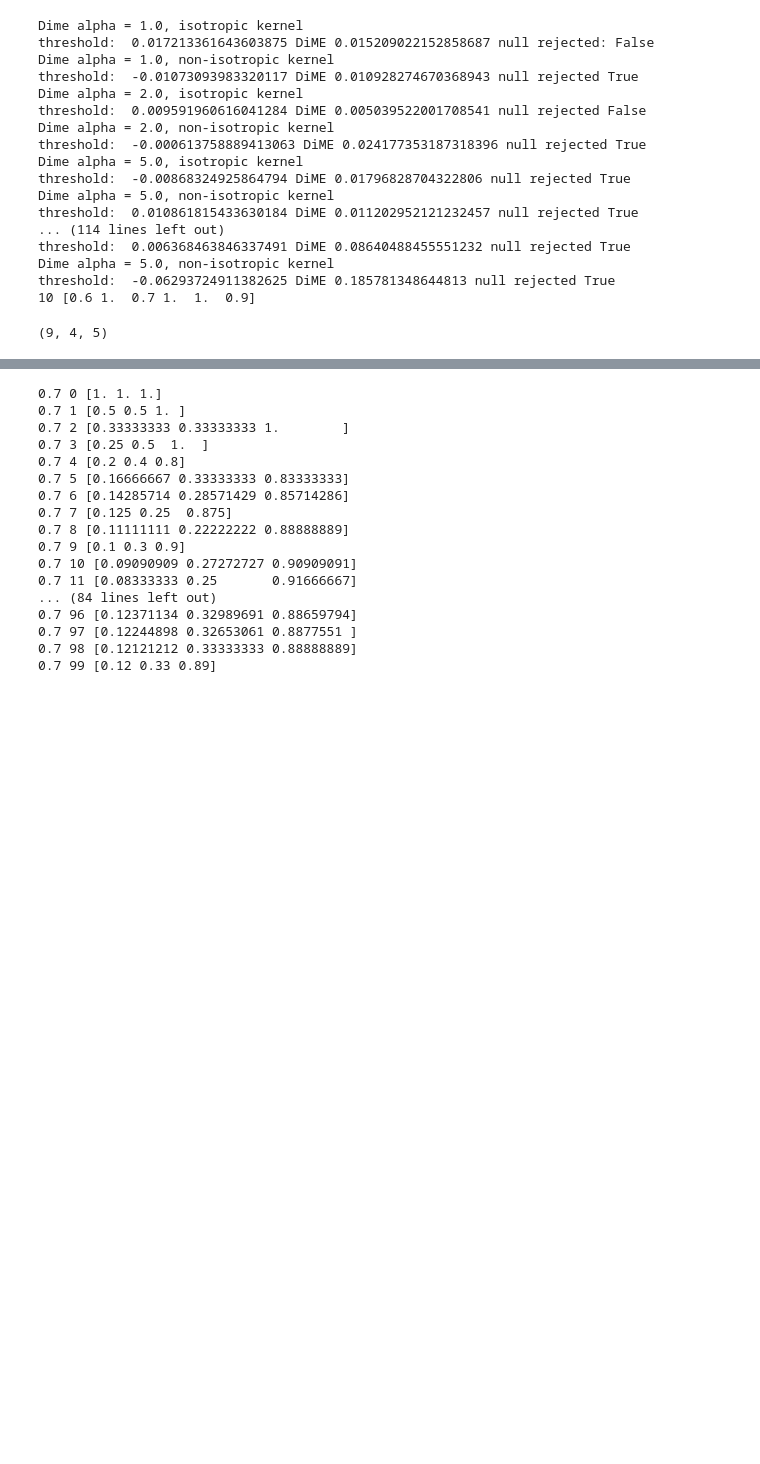
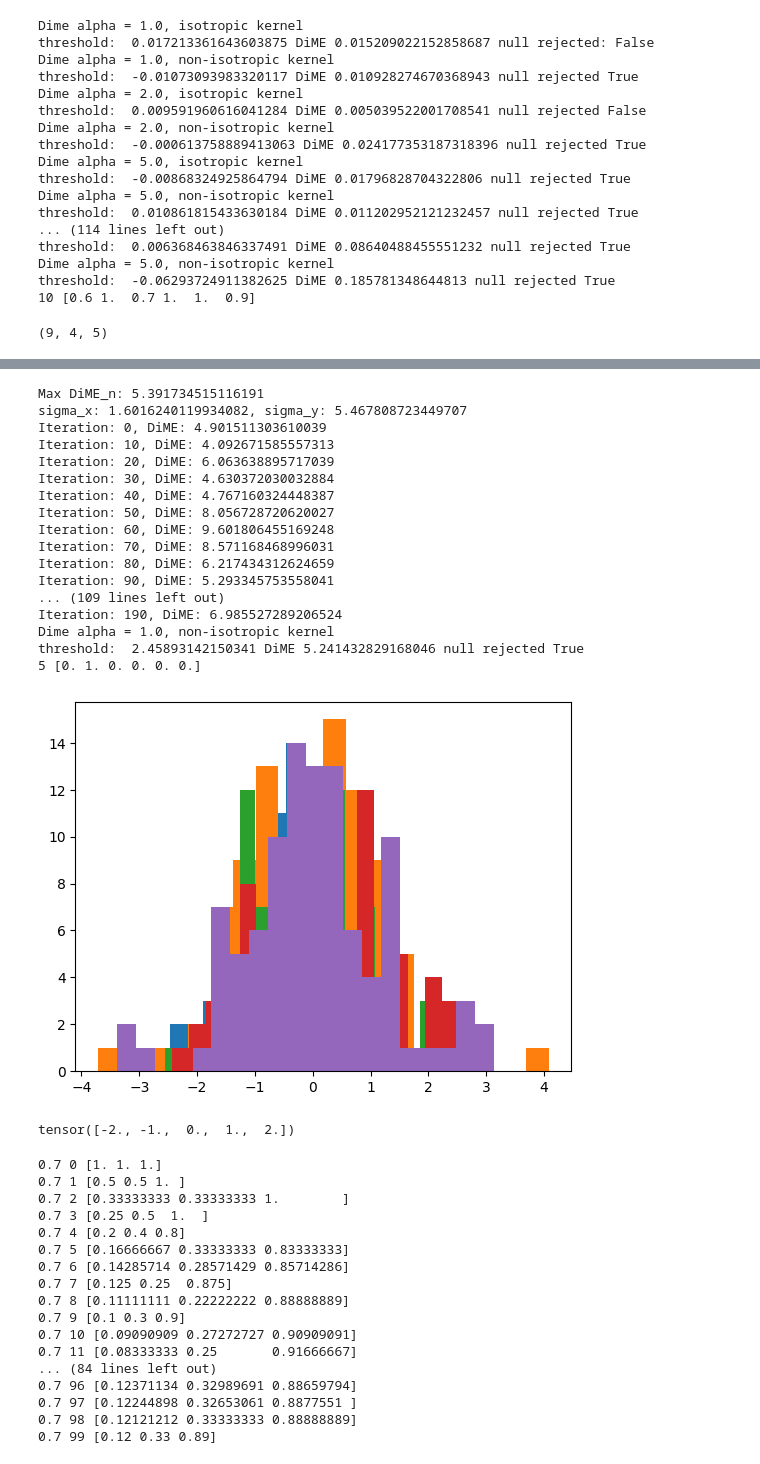
Before and after one commit to KeiderHoyos/IndependenceTestingDifferenceEntropies, a Jupyter notebook: demo.ipynb, the cells around one changed output, grey strips where cells are left out. Saved outputs shown, nothing was run; the diff lists cells and outputs as text; code cells hidden in the pictures; blank space fills up the shorter version.

```diff
--- a/demo.ipynb
+++ b/demo.ipynb
@@ -271,3 +253,55 @@ threshold:  -0.005089898136764859 DiME -0.035870005560536544 null rejected False
+# %%
+n = 700
+d = 4
+test_num = 5
+
+result_test_correct = np.zeros([6,test_num])
+seed = 0
+for it in range(test_num):
+
+    X, Y = GSign(n,d, seed)
+    Y = Y.reshape(-1,1)
+    X_tensor, Y_tensor = torch.tensor(X, device=device), torch.tensor(Y,device=device)
+
+    #test#
+
+    # dime_estimator = IndpTest_DIME( X_tensor, Y_tensor, dime_perm = 5, alpha = 1.0, isotropic = True)
+    # results_dime = dime_estimator.perform_test()
+    # result_test_correct[0, it] = float(results_dime['h0_rejected'])
+    # print('Dime alpha = 1.0, isotropic kernel')
+    # print('threshold: ',results_dime["thresh"].item(), 'DiME', results_dime["test_stat"].item(), 'null rejected:' ,results_dime["h0_rejected"].item())
+
+    dime_estimator = IndpTest_DIME( X_tensor, Y_tensor, dime_perm = 10 , alpha = 0.5, isotropic = False)
+    results_dime = dime_estimator.perform_test()
+    result_test_correct[1, it] = float(results_dime['h0_rejected'])
+    print('Dime alpha = 1.0, non-isotropic kernel')
+    print('threshold: ',results_dime["thresh"].item(), 'DiME', results_dime["test_stat"].item(), 'null rejected' ,results_dime["h0_rejected"].item())
+
+    seed += 1
+    print(it+1, np.sum(result_test_correct,1)/(it+1))
+# %% [output]
+Max DiME_n: 5.391734515116191
+sigma_x: 1.6016240119934082, sigma_y: 5.467808723449707
+Iteration: 0, DiME: 4.901511303610039
+Iteration: 10, DiME: 4.092671585557313
+Iteration: 20, DiME: 6.063638895717039
+Iteration: 30, DiME: 4.630372030032884
+Iteration: 40, DiME: 4.767160324448387
+Iteration: 50, DiME: 8.056728720620027
+Iteration: 60, DiME: 9.601806455169248
+Iteration: 70, DiME: 8.571168468996031
+Iteration: 80, DiME: 6.217434312624659
+Iteration: 90, DiME: 5.293345753558041
+... (109 lines left out)
+Iteration: 190, DiME: 6.985527289206524
+Dime alpha = 1.0, non-isotropic kernel
+threshold:  2.45893142150341 DiME 5.241432829168046 null rejected True
+5 [0. 1. 0. 0. 0. 0.]
+[figure, added]
+# %%
+torch.linspace(-2, 2, 5)
+# %% [output]
+tensor([-2., -1.,  0.,  1.,  2.])
 # %%
 # ica experiments #
 
```
Also changed, not shown: parts of 4 cells of this notebook, 7 other files.
